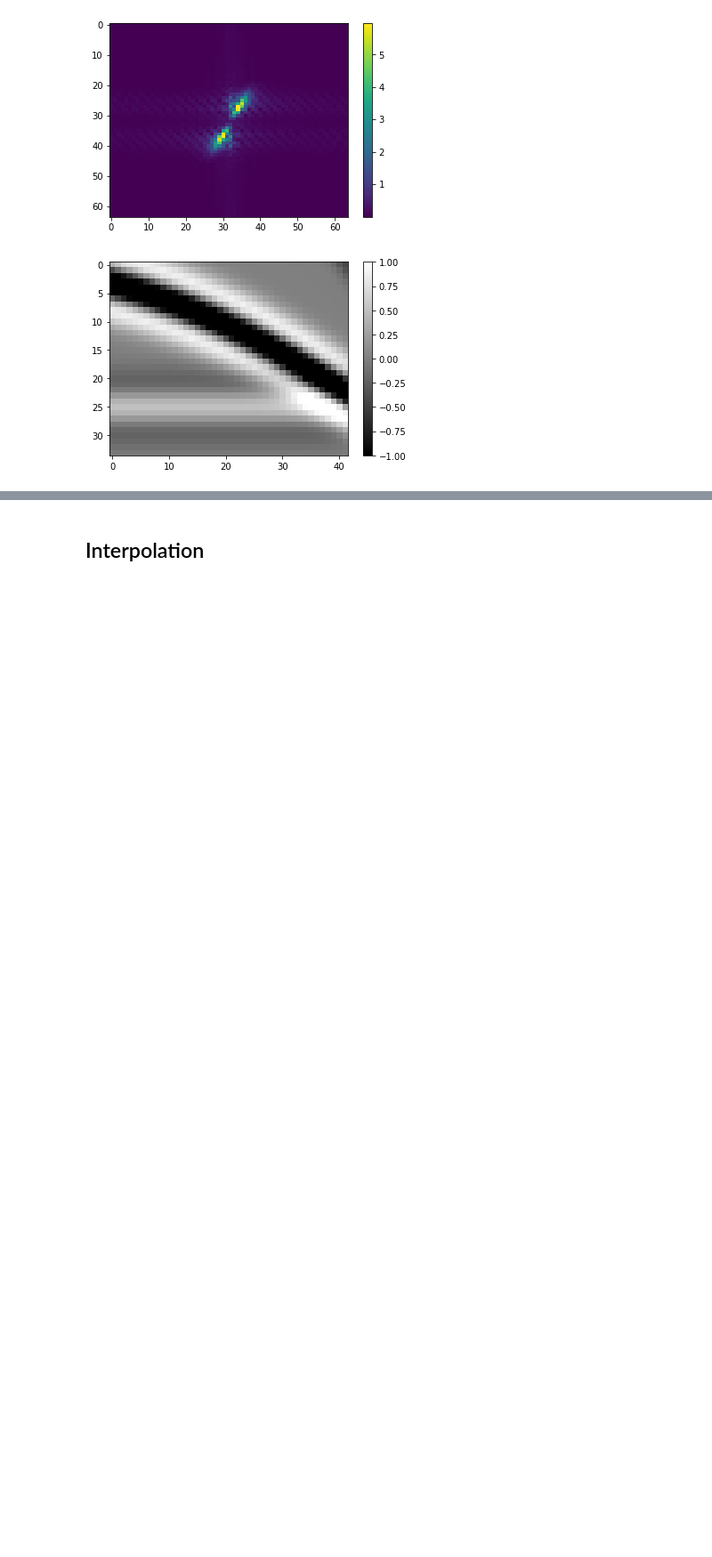
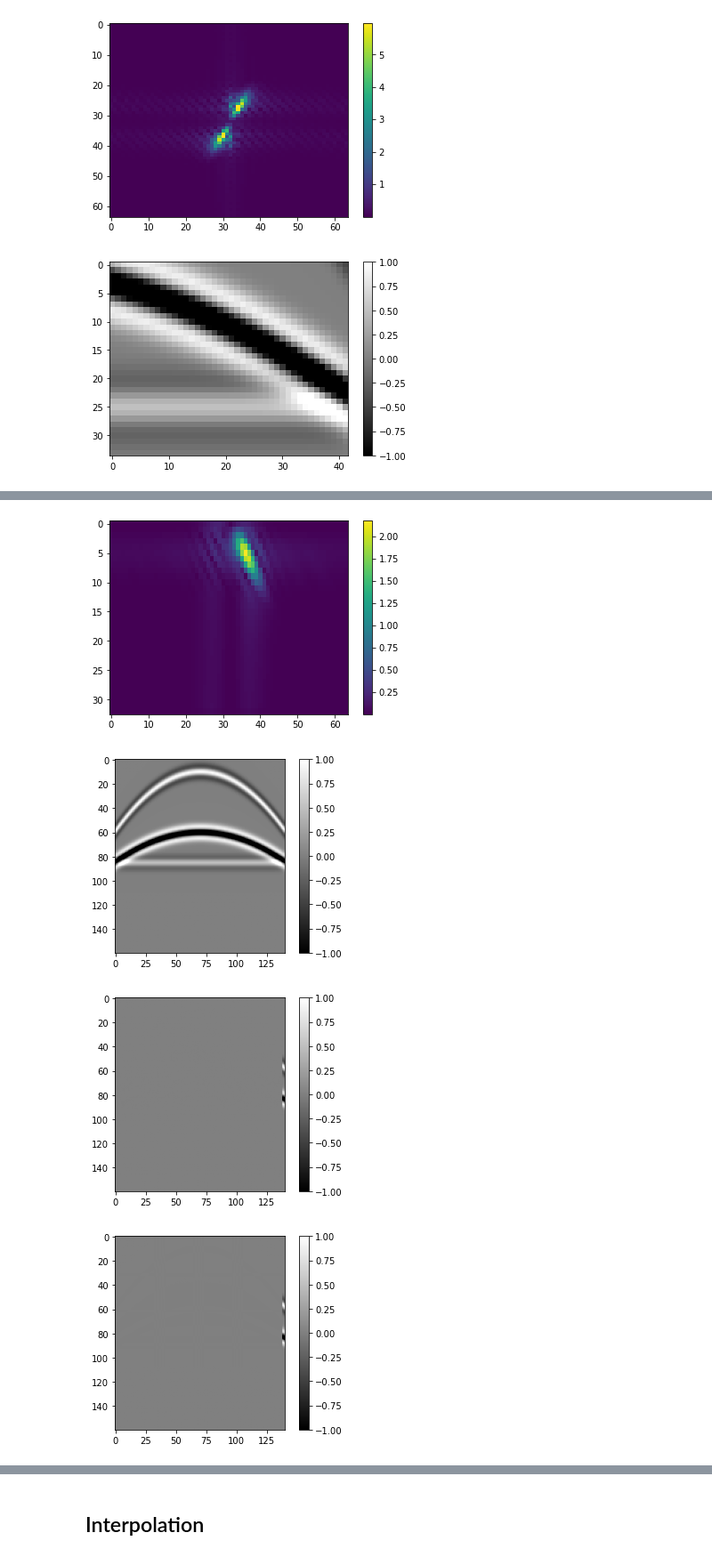
Before and after one commit to PyLops/pylops_notebooks, a Jupyter notebook: developement/Patching.ipynb, the cells around one changed output, grey strips where cells are left out. Shown at 89% size. Saved outputs shown, nothing was run; the diff lists cells and outputs as text; code cells hidden in the pictures; blank space fills up the shorter version.

```diff
--- a/developement/Patching.ipynb
+++ b/developement/Patching.ipynb
@@ -485,0 +490,27 @@ for i in range(4):
+# %%
+dimsd = data.shape
+nwin = (42, 34)
+nover = (10, 4)
+nop = (64, 64)
+nop1 = (64, 33)
+dims = (4*64, 5*33)
+
+Op = FFT2D(nwin, nffts=nop, real=True)
+Sop = Patch2D(Op.H, dims, dimsd, nwin, nover, nop1,
+              tapertype=None, design=True)
+Sop1 = Patch2D(Op.H, dims, dimsd, nwin, nover, nop1,
+              tapertype='cosine', design=True)
+
+y = data.copy()
+x = Sop.H * y.ravel()
+x = x.reshape(dims)
+xreshape = x.reshape(Sop.dims)
+y1 = Sop1 * x.ravel()
+y1 = np.real(y1).reshape(dimsd)
+
+xinv = Sop1.div(y.ravel(), 5)
+
+yinv = Sop1 * xinv.ravel()
+yinv = np.real(yinv).reshape(dimsd)
+
+#dottest(Sop, Sop.shape[0],  Sop.shape[1], complexflag=0, atol=1e-2)
@@ -485,0 +524,22 @@ for i in range(4):
+# %%
+plt.figure()
+plt.imshow(np.fft.fftshift(np.abs(x.ravel()[:nop1[0]*nop1[1]].reshape(nop1).T), axes=1))
+plt.colorbar()
+plt.axis('tight')
+
+plt.figure()
+plt.imshow(y.T, cmap='gray',vmin=-1, vmax=1)
+plt.colorbar()
+
+plt.figure()
+plt.imshow(y.T-y1.T, cmap='gray',vmin=-1, vmax=1)
+plt.colorbar()
+
+plt.figure()
+plt.imshow(y.T-yinv.T, cmap='gray',vmin=-1, vmax=1)
+plt.colorbar();
+# %% [output]
+[figure, added]
+[figure, added]
+[figure, added]
+[figure, added]
```
Also changed, not shown: parts of 9 cells of this notebook, 1 other file.
